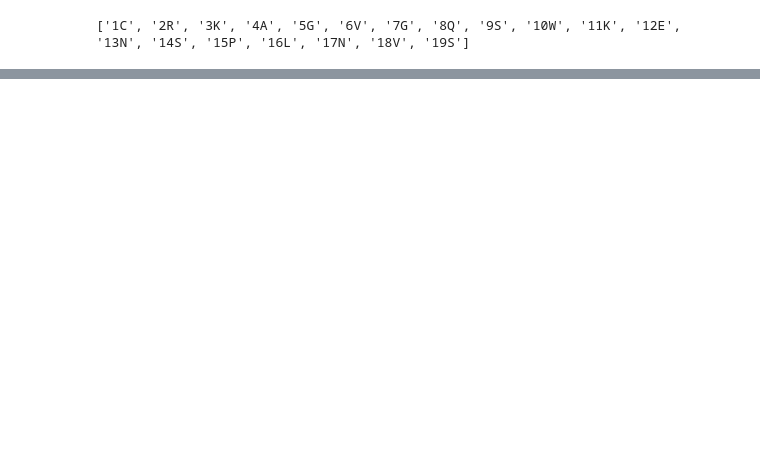
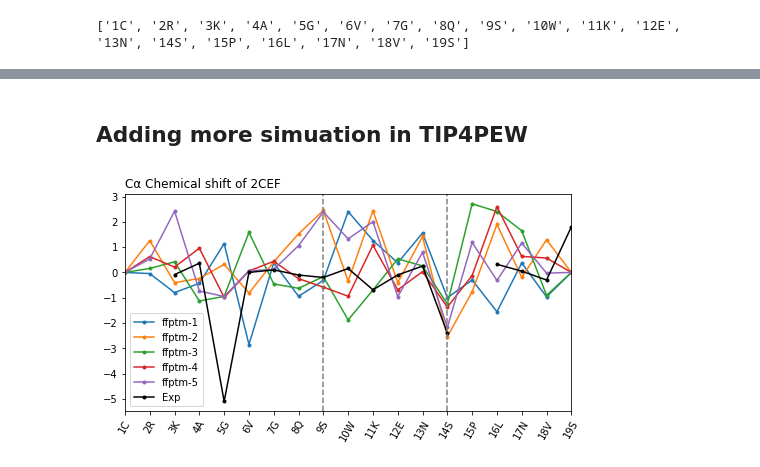
Before and after one commit to Zuricho/My_Lab, a Jupyter notebook: Figure_ipynb/SPARTA+/ChemShift_2cef.ipynb, the cells around one changed output, grey strips where cells are left out. Cells and saved outputs as stored; diff of their text form; code cells hidden in the pictures; blank space fills up the shorter version.

```diff
--- a/Figure_ipynb/SPARTA+/ChemShift_2cef.ipynb
+++ b/Figure_ipynb/SPARTA+/ChemShift_2cef.ipynb
@@ -84,0 +122,43 @@ plt.show()
+# %% [markdown]
+## Adding more simuation in TIP4PEW
+# %%
+# Collection Data
+
+Experimental_data = Experimental_data
+# %%
+# load pred file and seperate them in to different types of Chemical Shifts
+
+CA_2shift_sim1 = loadpred_CA("2cef.md.pdb_pred_sim1.tab")
+CA_2shift_sim2 = loadpred_CA("2cef.md.pdb_pred_sim2.tab")
+CA_2shift_sim3 = loadpred_CA("2cef.md.pdb_pred_sim3.tab")
+CA_2shift_sim4 = loadpred_CA("2cef.md.pdb_pred_sim4.tab")
+CA_2shift_sim5 = loadpred_CA("2cef.md.pdb_pred_sim5.tab")
+# %%
+# Plotting!
+
+plt.subplots(figsize=(8,4))
+
+plt.plot(CA_2shift_sim1,'.-',label='ffptm-1')
+plt.plot(CA_2shift_sim2,'.-',label='ffptm-2')
+plt.plot(CA_2shift_sim3,'.-',label='ffptm-3')
+plt.plot(CA_2shift_sim4,'.-',label='ffptm-4')
+plt.plot(CA_2shift_sim5,'.-',label='ffptm-5')
+
+plt.plot(Experimental_data,'.-',label='Exp',color="black")
+
+
+
+plt.title('Cα Chemical shift of 2CEF',loc='left')
+
+plt.xlim(0, len(CA_2shift)-1)
+plt.xticks(np.arange(0,len(res_list)),res_list,rotation='60')
+
+# Tag modified residues
+plt.axvline(x=8, ymin=0, ymax=1,color="grey",linestyle="--")
+plt.axvline(x=13, ymin=0, ymax=1,color="grey",linestyle="--")
+
+plt.legend()
+
+plt.show()
+# %% [output]
+[figure, added]
```
Also changed, not shown: parts of 7 cells of this notebook, 4 other files.
